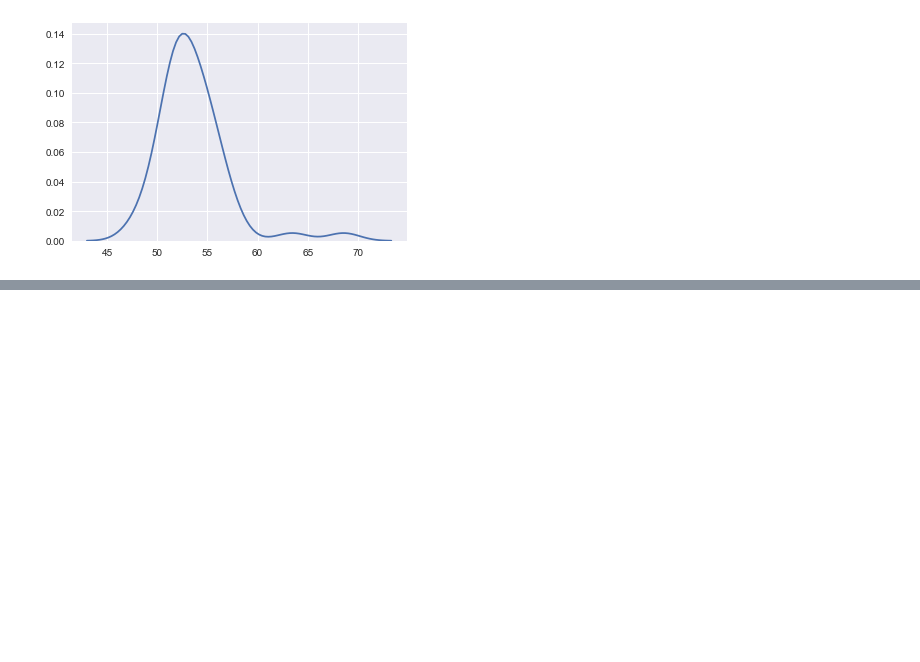
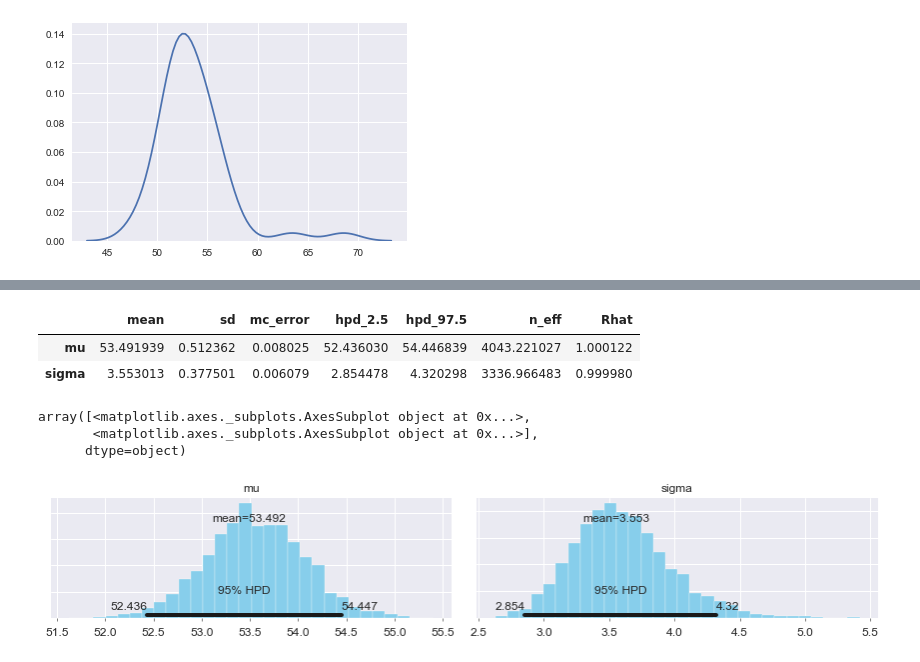
Before and after one commit to hiroaki8388/datascienceEdu, a Jupyter notebook: notebook/複数パラメータの取り扱いと階層モデル.ipynb, the cells around one changed output, grey strips where cells are left out. Drawn from its saved outputs; the diff is of its cells as text; code cells hidden in the pictures; blank space fills up the shorter version.

```diff
--- a/notebook/複数パラメータの取り扱いと階層モデル.ipynb
+++ b/notebook/複数パラメータの取り扱いと階層モデル.ipynb
@@ -20,0 +48,13 @@ sns.kdeplot(data)
+# %%
+pm.summary(chain_g)
+# %% [output]
+|  | mean | sd | mc_error | hpd_2.5 | hpd_97.5 | n_eff | Rhat |
+| mu | 53.491939 | 0.512362 | 0.008025 | 52.436030 | 54.446839 | 4043.221027 | 1.000122 |
+| sigma | 3.553013 | 0.377501 | 0.006079 | 2.854478 | 4.320298 | 3336.966483 | 0.999980 |
+# %%
+pm.plot_posterior(chain_g)
+# %% [output]
+array([<matplotlib.axes._subplots.AxesSubplot object at 0x...>,
+       <matplotlib.axes._subplots.AxesSubplot object at 0x...>],
+      dtype=object)
+[figure, added]
```
Also changed, not shown: parts of 7 cells of this notebook.
